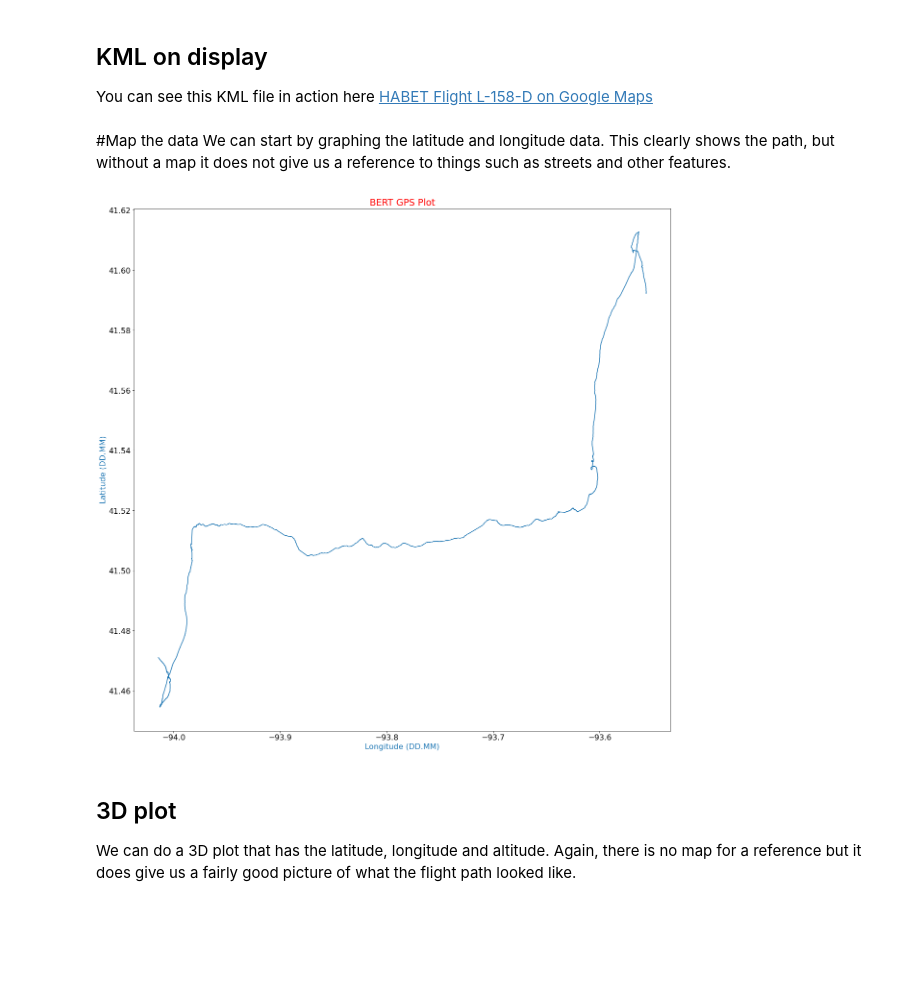
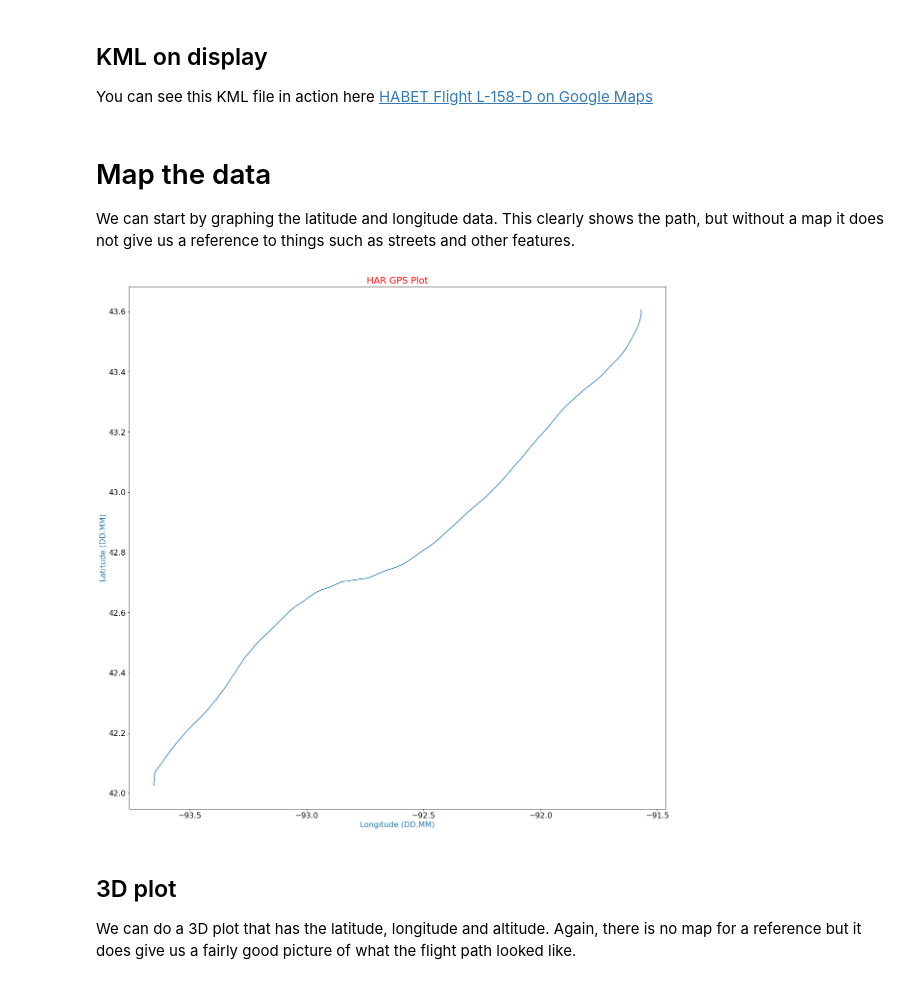
Before and after one commit to M2I-HABET/Mission-159, a Jupyter notebook: L-159-B/Parse_HABET_FDR_Data.ipynb, the cells around one changed output. Cells and saved outputs as stored; diff of their text form; code cells hidden in the pictures; blank space fills up the shorter version.

```diff
--- a/L-159-B/Parse_HABET_FDR_Data.ipynb
+++ b/L-159-B/Parse_HABET_FDR_Data.ipynb
@@ -463,19 +463,19 @@ kml.save("Data/flight.kml")
 You can see this KML file in action here
 [HABET Flight L-158-D on Google Maps](https://www.google.com/maps/d/u/0/edit?mid=1kmNp71h18NLEnd1AcFXASQY5rvfCthjX&usp=sharing)
 # %% [markdown]
-#Map the data
+# Map the data
 We can start by graphing the latitude and longitude data. This clearly shows the path, but without a map it does not give us a reference to things such as streets and other features.
 # %%
 fig = plt.figure(figsize=(20, 20))
 # Always have a good title and labels
 plt.ylabel('Latitude (DD.MM)', color=color)
 plt.xlabel('Longitude (DD.MM)', color=color)
 
-plt.title("BERT GPS Plot",color='r')
-plt.plot(bert_lon,bert_lat)
-plt.savefig('/content/gdrive/My Drive/StateFairPlots/bert_plot_nomap.png',bbox_inches = "tight",dpi = 500)
+plt.title("HAR GPS Plot",color='r')
+plt.plot(har_lon,har_lat)
+plt.savefig('Data/plots/bert_plot_nomap.png',bbox_inches = "tight",dpi = 500)
 # %% [output]
-[figure, old version]
+[figure, new version]
 # %% [markdown]
 ## 3D plot
 We can do a 3D plot that has the latitude, longitude and altitude. Again, there is no map for a reference but it does give us a fairly good picture of what the flight path looked like.
```
Also changed, not shown: parts of 5 cells of this notebook, 4 other files.
